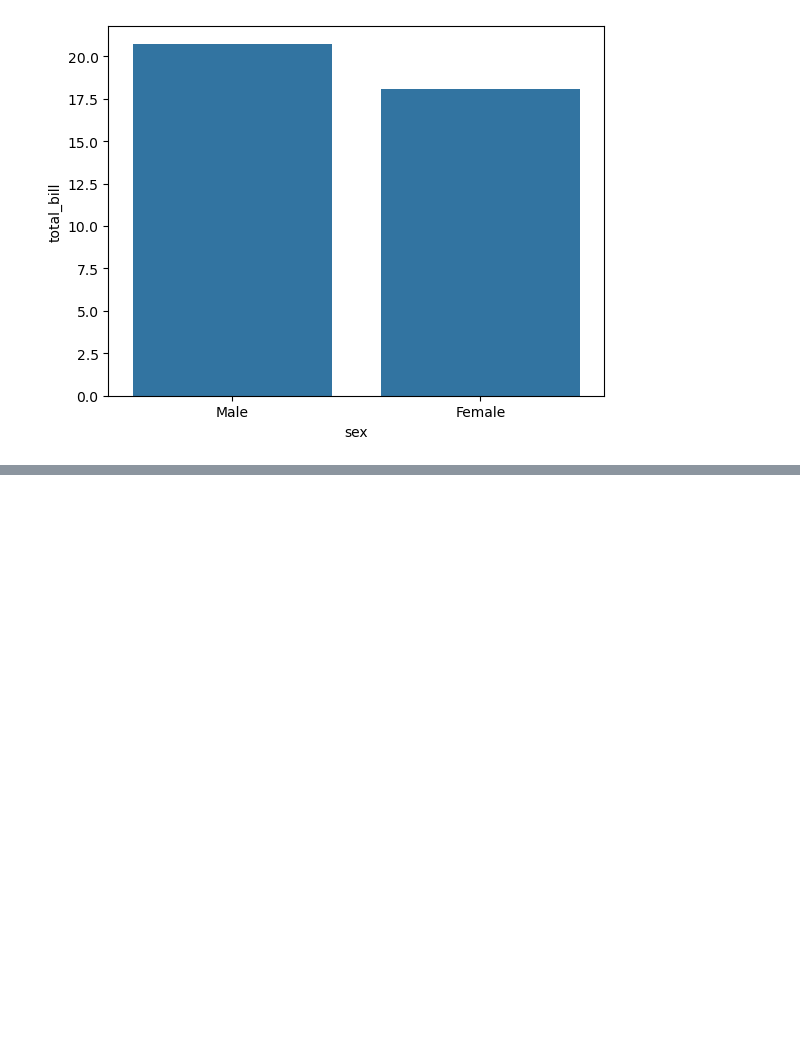
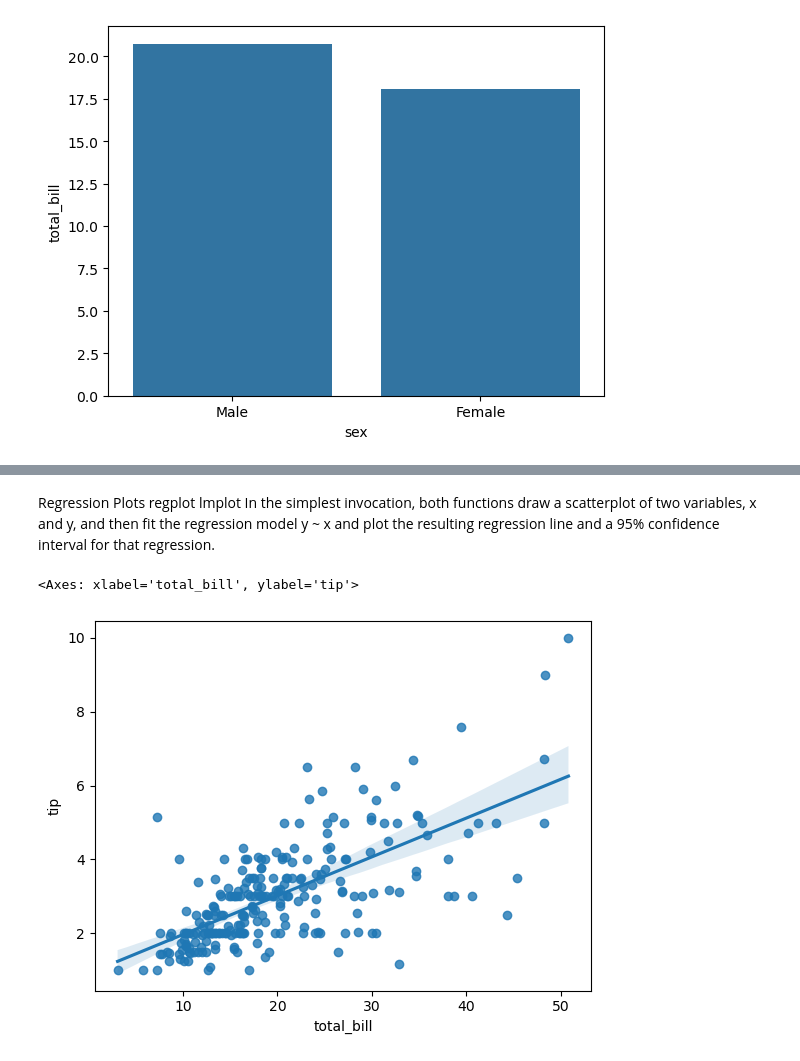
Before and after one commit to rakeshtunasahu/All-about-Python-basic-OOPs-libraries-, a Jupyter notebook: Seaborn/Categorical_plots.ipynb, the cells around one changed output, grey strips where cells are left out. Cells and saved outputs as stored; diff of their text form; code cells hidden in the pictures; blank space fills up the shorter version.

Commit message:
Implement code changes to enhance functionality and improve performance

```diff
--- a/Seaborn/Categorical_plots.ipynb
+++ b/Seaborn/Categorical_plots.ipynb
@@ -123,0 +153,12 @@ When there are multiple observations in each category, it also uses bootstrappin
+# %% [markdown]
+Regression Plots
+regplot
+lmplot
+In the simplest invocation, both functions draw a scatterplot of two variables, x and y, and then fit the regression model y ~ x and plot the resulting regression line and a 95% confidence interval for that regression.
+# %%
+# axes level
+# hue parameter is not available
+sns.regplot(data=tips,x='total_bill',y='tip')
+# %% [output]
+<Axes: xlabel='total_bill', ylabel='tip'>
+[figure, added]
```
Also changed, not shown: parts of 12 cells of this notebook.
